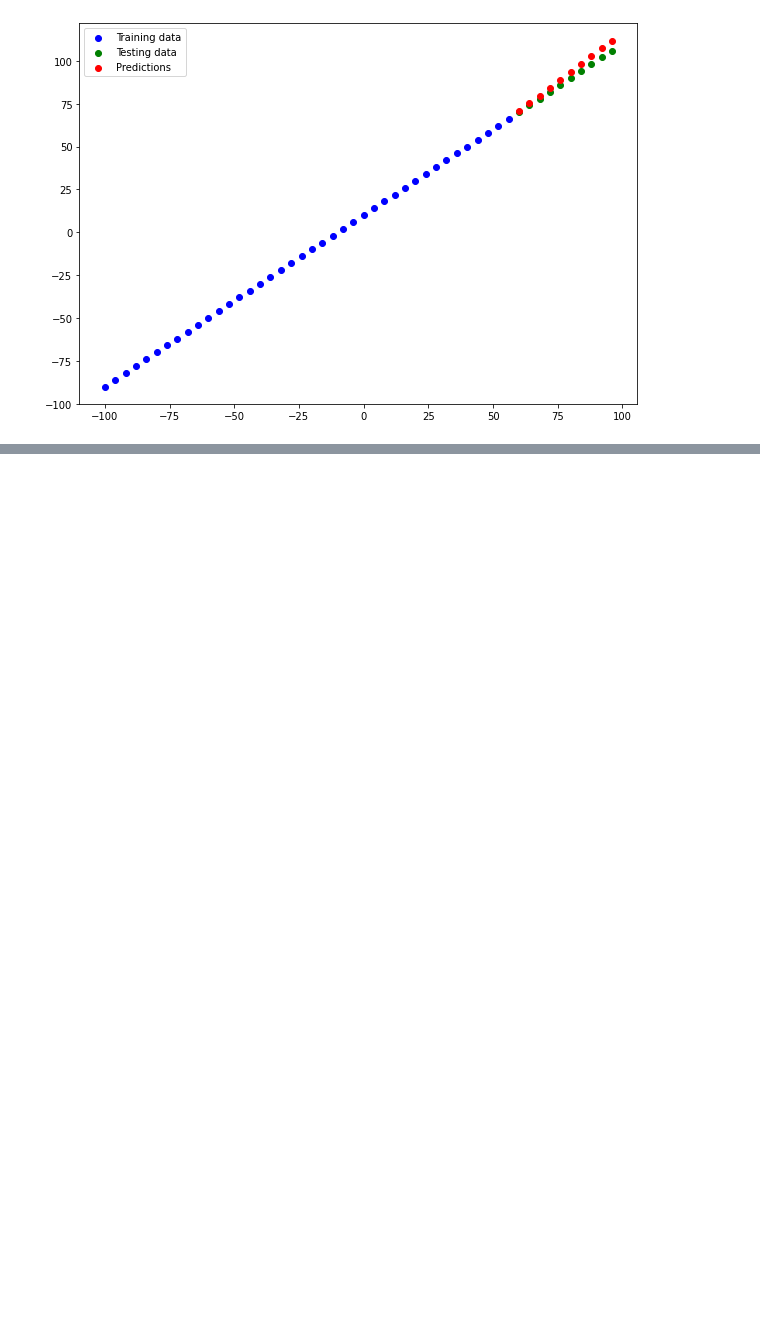
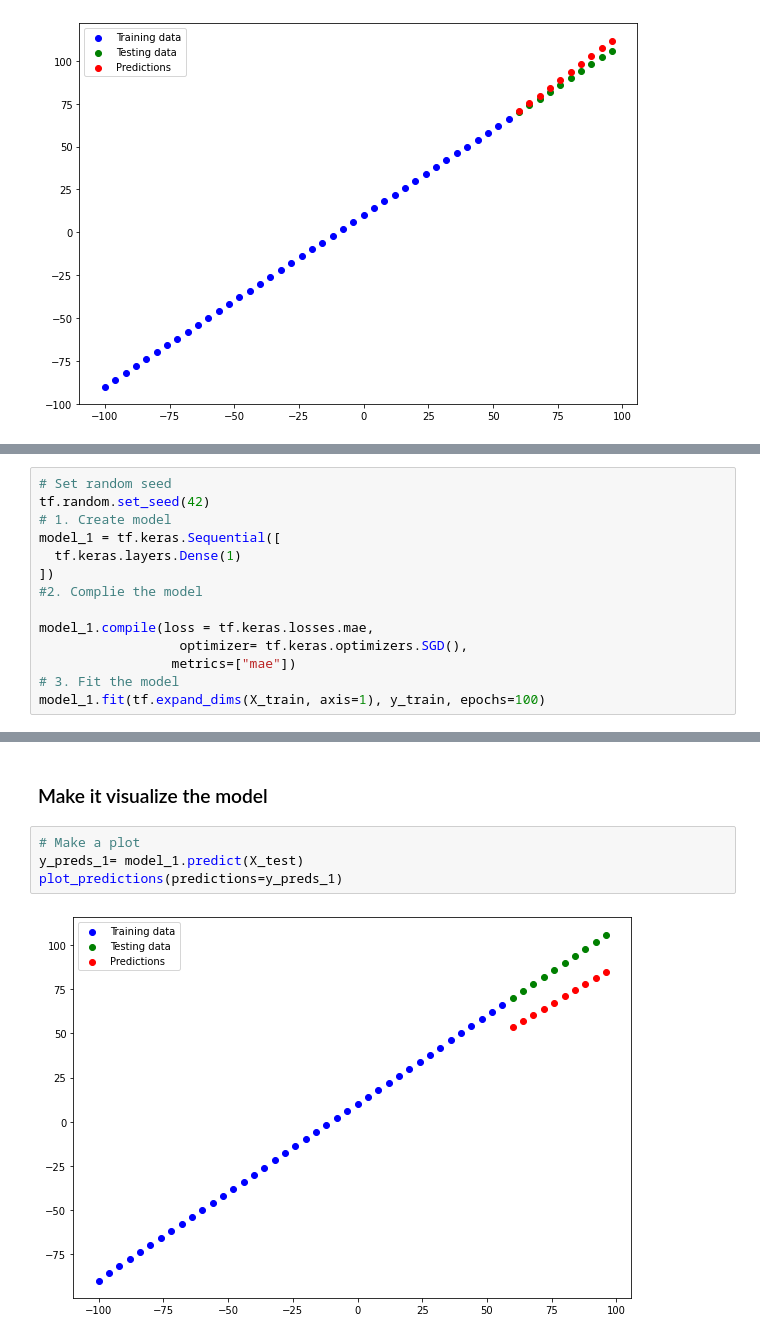
Before and after one commit to BatbayarEnkhbaatar/Assignemt_Capstone_week4th, a Jupyter notebook: 01_neural_network_regression_model_with_tensor_flow.ipynb, the cells around one changed output, grey strips where cells are left out. Cells and saved outputs as stored; diff of their text form; blank space fills up the shorter version.

```diff
--- a/01_neural_network_regression_model_with_tensor_flow.ipynb
+++ b/01_neural_network_regression_model_with_tensor_flow.ipynb
@@ -410,0 +506,14 @@ plot_predictions()
+# %%
+# Set random seed
+tf.random.set_seed(42)
+# 1. Create model
+model_1 = tf.keras.Sequential([
+  tf.keras.layers.Dense(1)
+])
+#2. Complie the model
+
+model_1.compile(loss = tf.keras.losses.mae,
+                  optimizer= tf.keras.optimizers.SGD(),
+                 metrics=["mae"])
+# 3. Fit the model
+model_1.fit(tf.expand_dims(X_train, axis=1), y_train, epochs=100)
@@ -410,0 +539,8 @@ plot_predictions()
+# %% [markdown]
+### Make it visualize the model
+# %%
+# Make a plot
+y_preds_1= model_1.predict(X_test)
+plot_predictions(predictions=y_preds_1)
+# %% [output]
+[figure, added]
```
Also changed, not shown: parts of 39 cells of this notebook.
